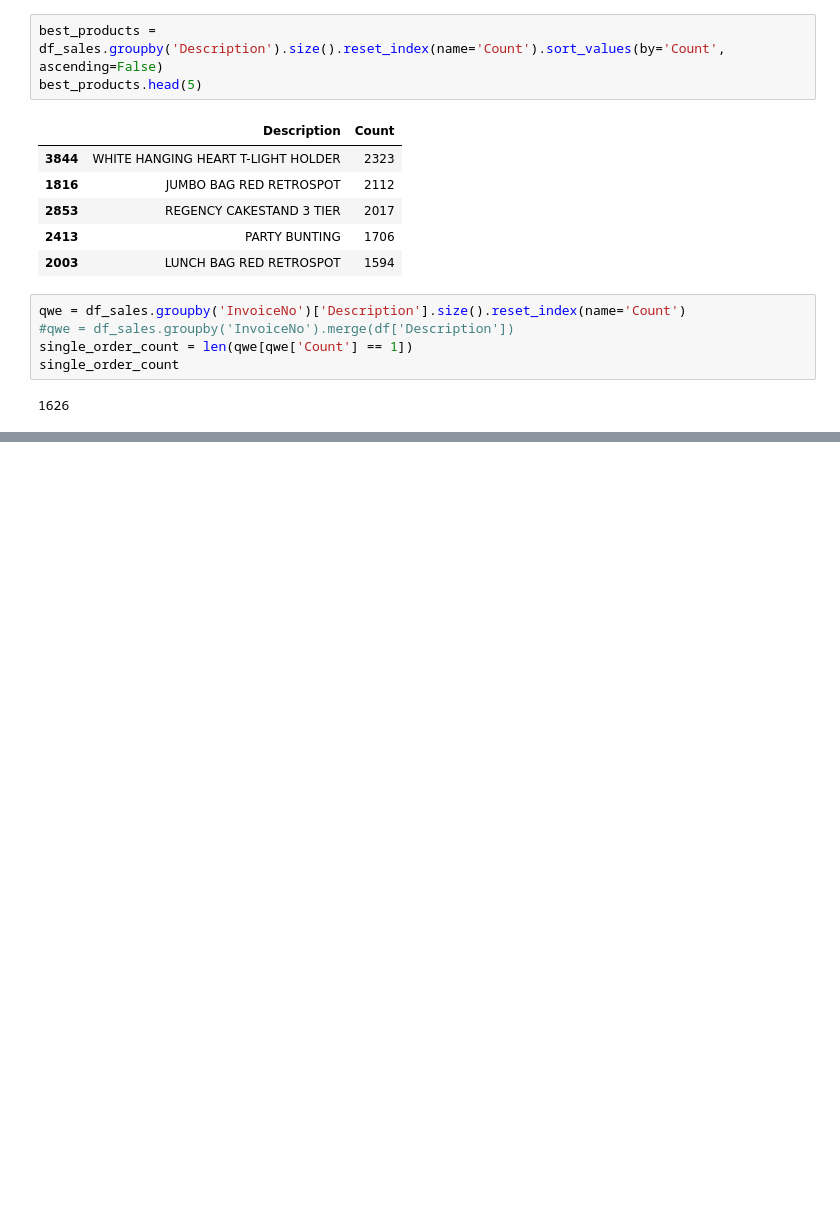
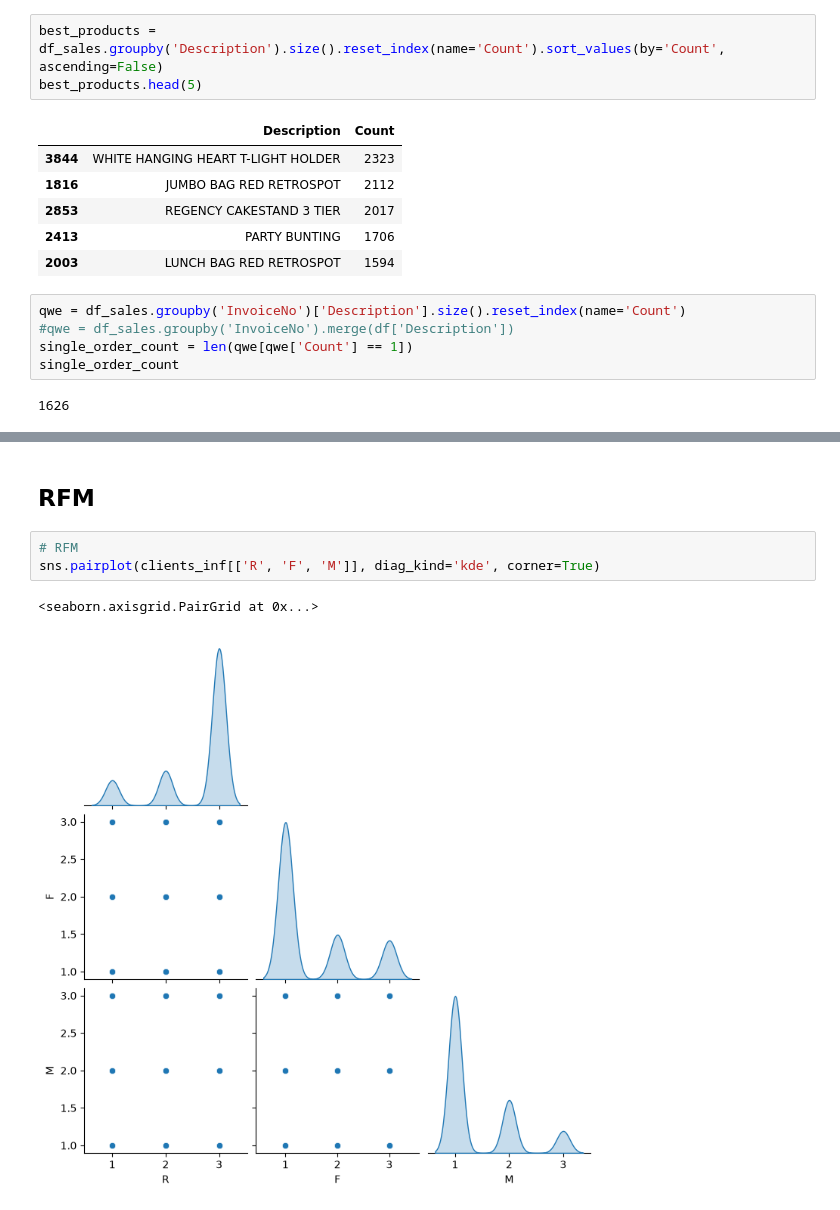
Before and after one commit to Zefirkq/ecommerce-data-analysis, a Jupyter notebook: e-com.ipynb, the cells around one changed output, grey strips where cells are left out. Drawn from its saved outputs; the diff is of its cells as text; blank space fills up the shorter version.

```diff
--- a/e-com.ipynb
+++ b/e-com.ipynb
@@ -432,0 +543,8 @@ single_order_count
+# %% [markdown]
+## RFM
+# %%
+# RFM
+sns.pairplot(clients_inf[['R', 'F', 'M']], diag_kind='kde', corner=True)
+# %% [output]
+<seaborn.axisgrid.PairGrid at 0x...>
+[figure, added]
```
Also changed, not shown: parts of 20 cells of this notebook.
